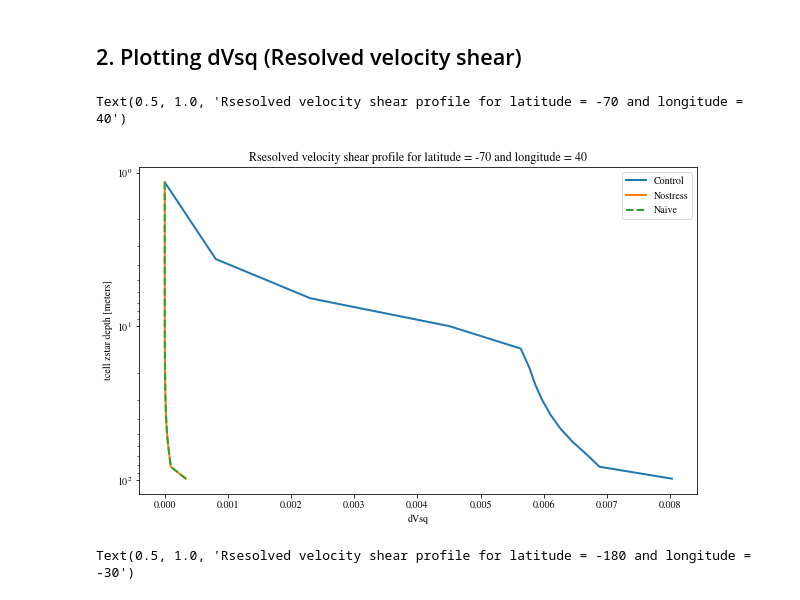
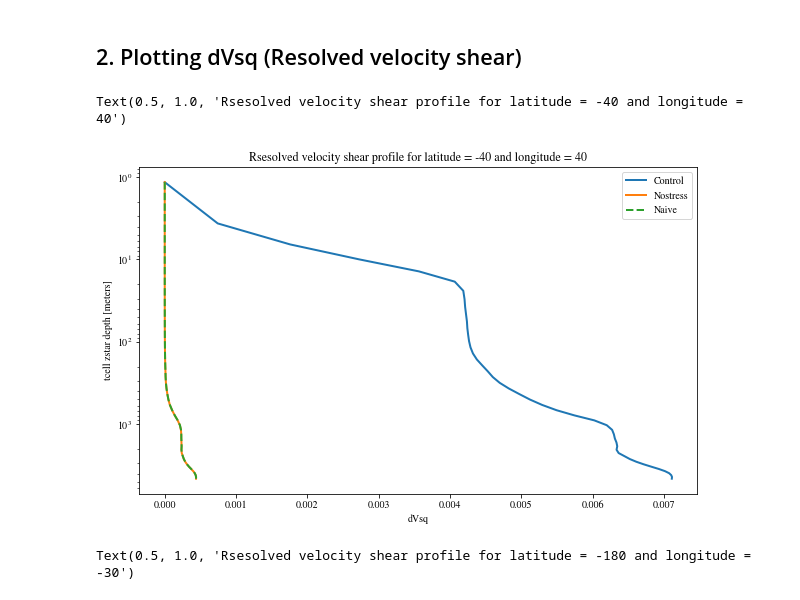
Before and after one commit to dhruvbhagtani/Ryan_No_Stress, a Jupyter notebook: Bulk_Rc_2.ipynb, the cells around one changed output. Saved outputs shown, nothing was run; the diff lists cells and outputs as text; code cells hidden in the pictures.

```diff
--- a/Bulk_Rc_2.ipynb
+++ b/Bulk_Rc_2.ipynb
@@ -133,19 +133,19 @@ dVsq_buo = cc.querying.getvar(expt = expt[1], session = session, variable = 'dVs
 dVsq_naive = cc.querying.getvar(expt = expt[2], session = session, variable = 'dVsq', frequency = '1 hourly').sel(
     time = slice('1900-01-01 00:00:00','1900-01-01 01:00:00'))
 # %%
-x_val = -70
+x_val = -40
 y_val = 40
 plt.figure(figsize = (10,6))
 plt.yscale('log')
 plt.gca().invert_yaxis()
 dVsq_con.sel(xu_ocean = x_val, method = 'nearest').sel(yu_ocean = y_val, method = 'nearest').mean('time').plot(label = 'Control',y = 'st_ocean')
 dVsq_buo.sel(xu_ocean = x_val, method = 'nearest').sel(yu_ocean = y_val, method = 'nearest').mean('time').plot(label = 'Nostress',y = 'st_ocean')
 dVsq_naive.sel(xu_ocean = x_val, method = 'nearest').sel(yu_ocean = y_val, method = 'nearest').mean('time').plot(label = 'Naive',y = 'st_ocean',linestyle = '--')
 plt.legend()
 plt.title('Rsesolved velocity shear profile for latitude = ' + str(x_val) + ' and longitude = ' + str(y_val))
 # %% [output]
-Text(0.5, 1.0, 'Rsesolved velocity shear profile for latitude = -70 and longitude = 40')
+Text(0.5, 1.0, 'Rsesolved velocity shear profile for latitude = -40 and longitude = 40')
-[figure, old version]
+[figure, new version]
 # %%
 x_val = -180
 y_val = -30
```
Also changed, not shown: parts of 8 cells of this notebook, 1 other file.
